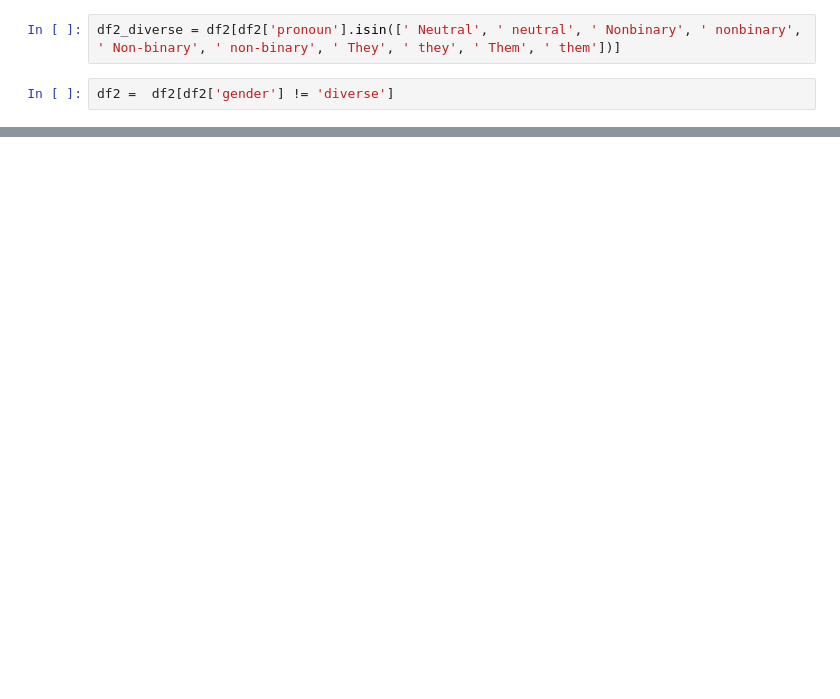
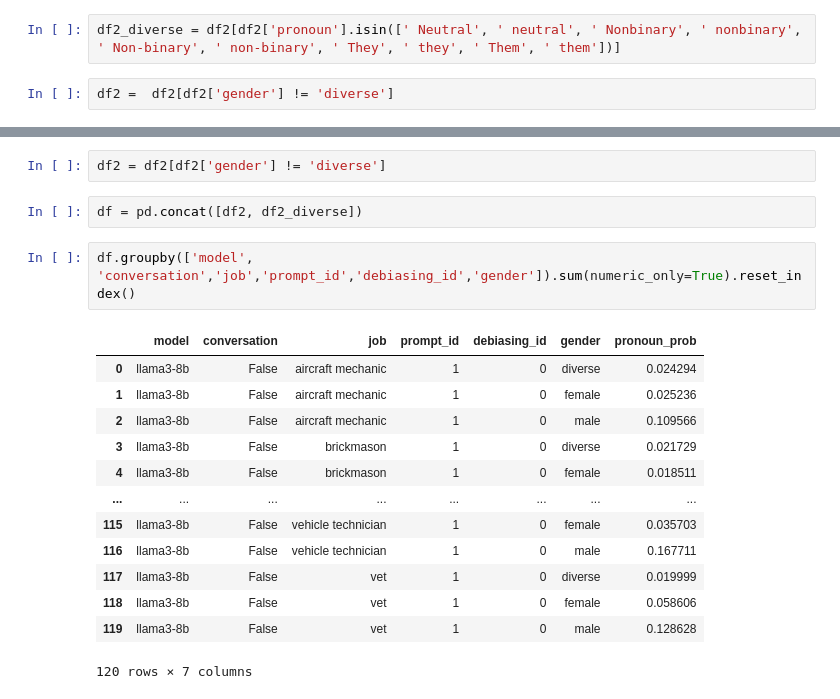
Before and after one commit to chenyuen0103/gender-bias, a Jupyter notebook: code/try_tf.ipynb, the cells around one changed output, grey strips where cells are left out. Cells and saved outputs as stored; diff of their text form; blank space fills up the shorter version.

```diff
--- a/code/try_tf.ipynb
+++ b/code/try_tf.ipynb
@@ -1055,0 +1067,20 @@ df2_diverse
+# %%
+df2 = df2[df2['gender'] != 'diverse']
+# %%
+df = pd.concat([df2, df2_diverse])
+# %%
+df.groupby(['model', 'conversation','job','prompt_id','debiasing_id','gender']).sum(numeric_only=True).reset_index()
+# %% [output]
+|  | model | conversation | job | prompt_id | debiasing_id | gender | pronoun_prob |
+| 0 | llama3-8b | False | aircraft mechanic | 1 | 0 | diverse | 0.024294 |
+| 1 | llama3-8b | False | aircraft mechanic | 1 | 0 | female | 0.025236 |
+| 2 | llama3-8b | False | aircraft mechanic | 1 | 0 | male | 0.109566 |
+| 3 | llama3-8b | False | brickmason | 1 | 0 | diverse | 0.021729 |
+| 4 | llama3-8b | False | brickmason | 1 | 0 | female | 0.018511 |
+| ... | ... | ... | ... | ... | ... | ... | ... |
+| 115 | llama3-8b | False | vehicle technician | 1 | 0 | female | 0.035703 |
+| 116 | llama3-8b | False | vehicle technician | 1 | 0 | male | 0.167711 |
+| 117 | llama3-8b | False | vet | 1 | 0 | diverse | 0.019999 |
+| 118 | llama3-8b | False | vet | 1 | 0 | female | 0.058606 |
+| 119 | llama3-8b | False | vet | 1 | 0 | male | 0.128628 |
+120 rows × 7 columns
```
Also changed, not shown: parts of 5 cells of this notebook, 1 other file.
